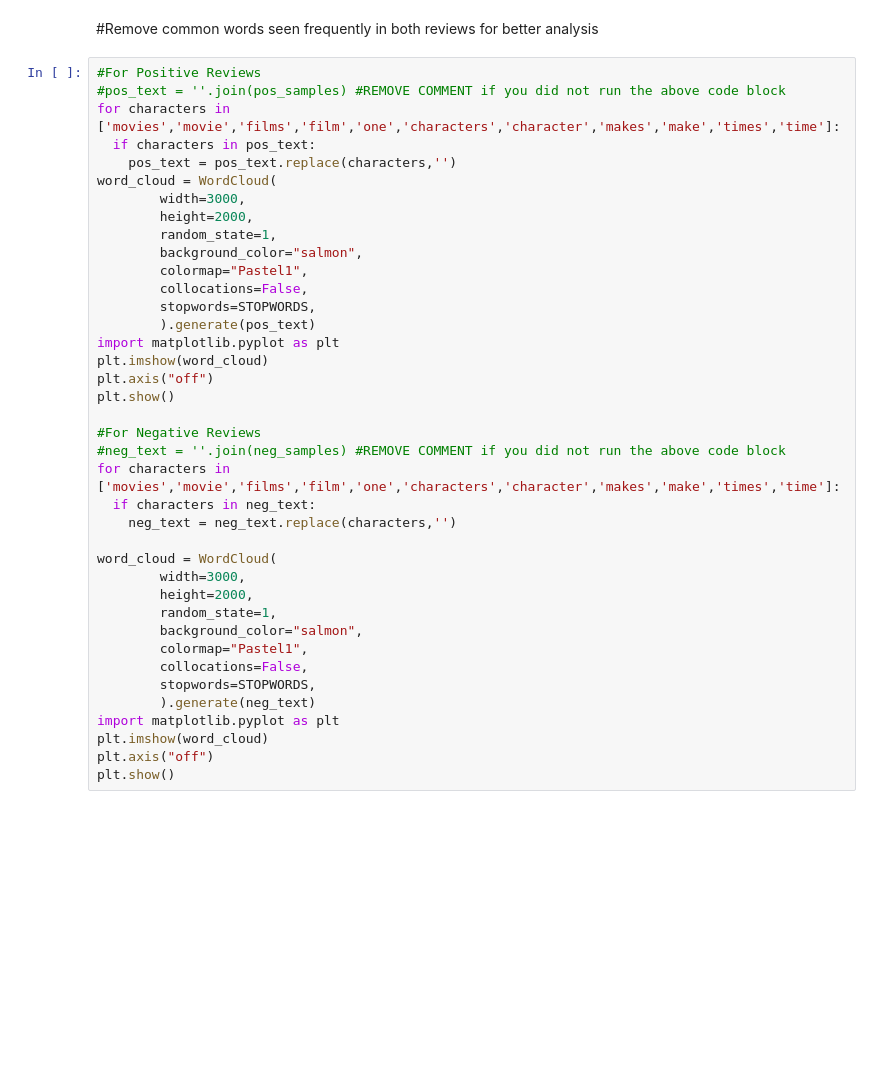
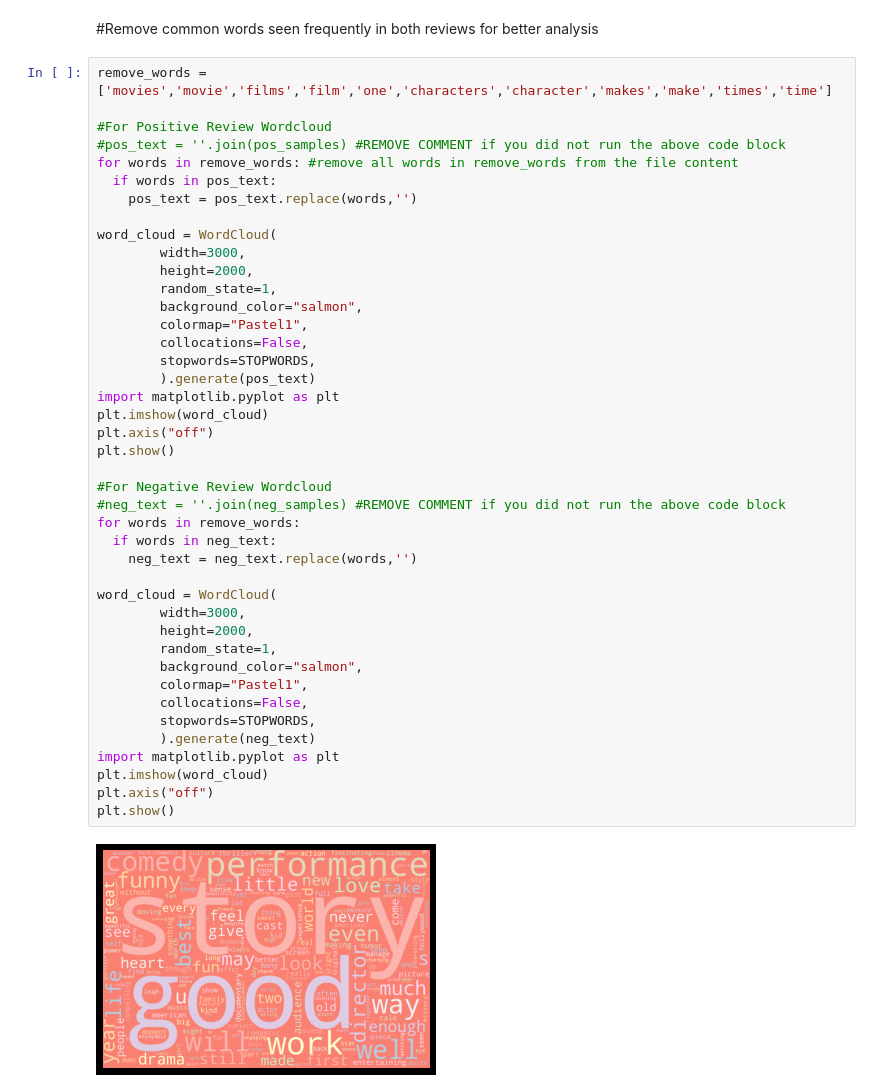
Before and after one commit to BeardedMaker/lemay, a Jupyter notebook: Task3.ipynb, the cells around one changed output. Saved outputs shown, nothing was run; the diff lists cells and outputs as text; blank space fills up the shorter version.

```diff
--- a/Task3.ipynb
+++ b/Task3.ipynb
@@ -94,41 +118,46 @@ plt.show()
 # %% [markdown]
 #Remove common words seen frequently in both reviews for better analysis
 # %%
-#For Positive Reviews
+remove_words = ['movies','movie','films','film','one','characters','character','makes','make','times','time']
+
+#For Positive Review Wordcloud
 #pos_text = ''.join(pos_samples) #REMOVE COMMENT if you did not run the above code block
-for characters in ['movies','movie','films','film','one','characters','character','makes','make','times','time']:
-  if characters in pos_text:
-    pos_text = pos_text.replace(characters,'')
+for words in remove_words: #remove all words in remove_words from the file content
+  if words in pos_text:
+    pos_text = pos_text.replace(words,'')
+
 word_cloud = WordCloud(
         width=3000,
         height=2000,
         random_state=1,
         background_color="salmon",
         colormap="Pastel1",
         collocations=False,
         stopwords=STOPWORDS,
         ).generate(pos_text)
 import matplotlib.pyplot as plt
 plt.imshow(word_cloud)
 plt.axis("off")
 plt.show()
 
-#For Negative Reviews
+#For Negative Review Wordcloud
 #neg_text = ''.join(neg_samples) #REMOVE COMMENT if you did not run the above code block
-for characters in ['movies','movie','films','film','one','characters','character','makes','make','times','time']:
-  if characters in neg_text:
-    neg_text = neg_text.replace(characters,'')
+for words in remove_words:
+  if words in neg_text:
+    neg_text = neg_text.replace(words,'')
 
 word_cloud = WordCloud(
         width=3000,
         height=2000,
         random_state=1,
         background_color="salmon",
         colormap="Pastel1",
         collocations=False,
         stopwords=STOPWORDS,
         ).generate(neg_text)
 import matplotlib.pyplot as plt
 plt.imshow(word_cloud)
 plt.axis("off")
 plt.show()
+# %% [output]
+[figure, added]
```
Also changed, not shown: parts of 10 cells of this notebook.
